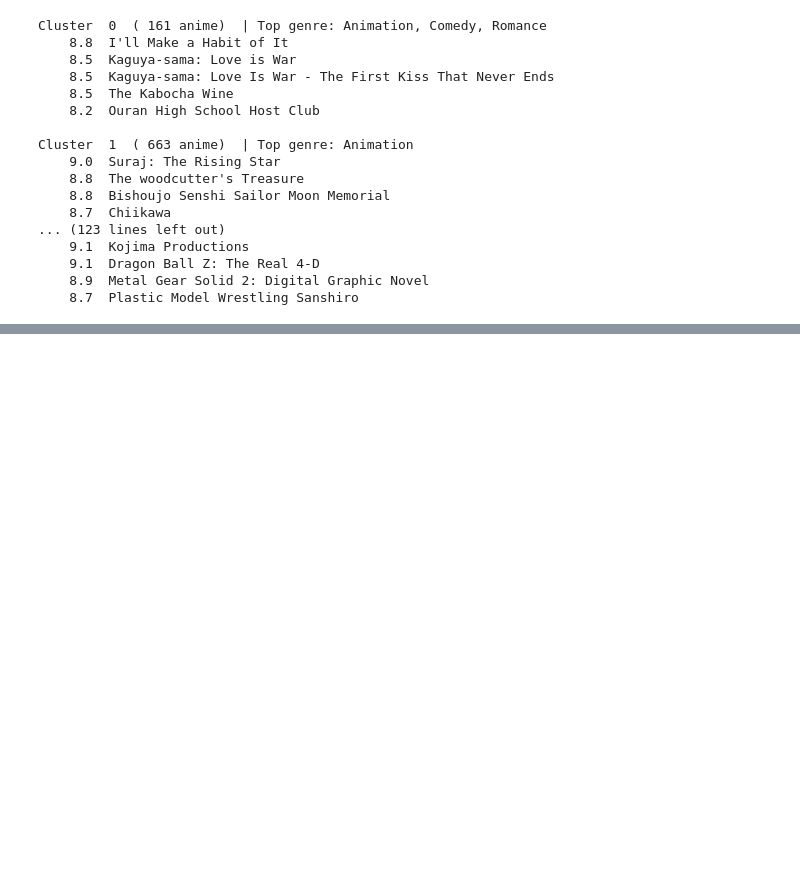
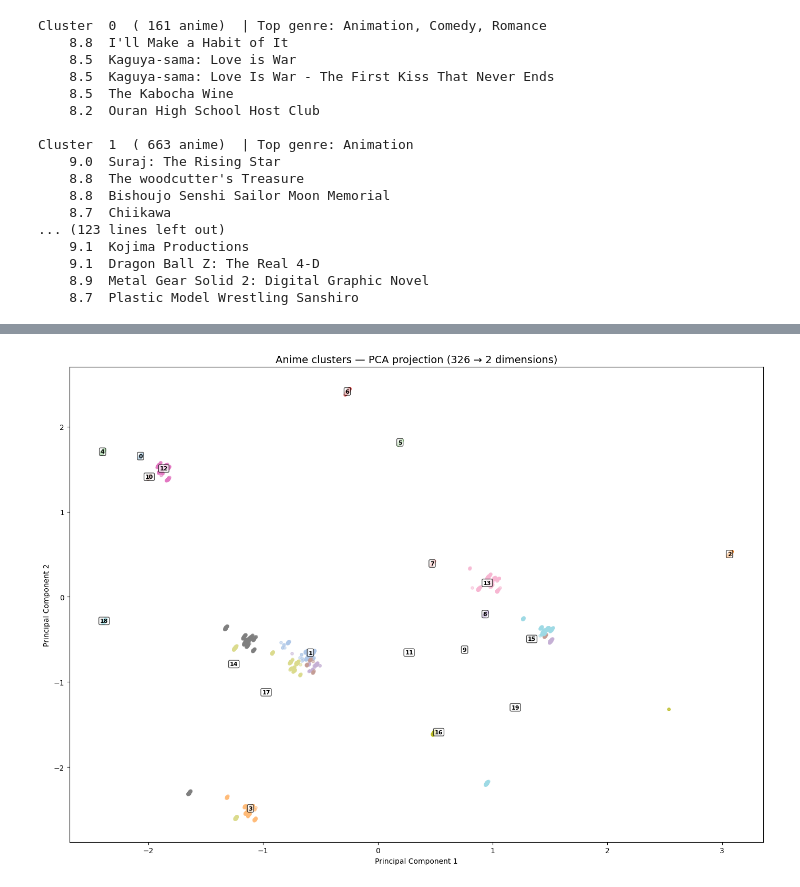
Before and after one commit to hengxu07/anime-recommender, a Jupyter notebook: anime_project.ipynb, the cells around one changed output, grey strips where cells are left out. Saved outputs shown, nothing was run; the diff lists cells and outputs as text; code cells hidden in the pictures; blank space fills up the shorter version.

```diff
--- a/anime_project.ipynb
+++ b/anime_project.ipynb
@@ -1371,0 +1498,25 @@ Cluster  1  ( 663 anime)  | Top genre: Animation
+# %%
+## Step 3 — Add cluster labels to make it readable.
+fig, ax = plt.subplots(figsize=(14, 10))
+colours = cm.tab20(np.linspace(0, 1, 20))
+
+for cluster_id in range(20):
+    mask = df_clean['Cluster'] == cluster_id
+    ax.scatter(
+        coords[mask, 0], coords[mask, 1],
+        c=[colours[cluster_id]],
+        alpha=0.5, s=15
+    )
+    # Label each cluster at its centre
+    cx, cy = coords[mask, 0].mean(), coords[mask, 1].mean()
+    ax.annotate(str(cluster_id), (cx, cy), fontsize=8, fontweight='bold',
+                ha='center', va='center',
+                bbox=dict(boxstyle='round,pad=0.2', fc='white', alpha=0.7))
+
+ax.set_title("Anime clusters — PCA projection (326 → 2 dimensions)", fontsize=14)
+ax.set_xlabel("Principal Component 1")
+ax.set_ylabel("Principal Component 2")
+plt.tight_layout()
+plt.show()
+# %% [output]
+[figure, added]
```
Also changed, not shown: parts of 8 cells of this notebook, 1 other file.
